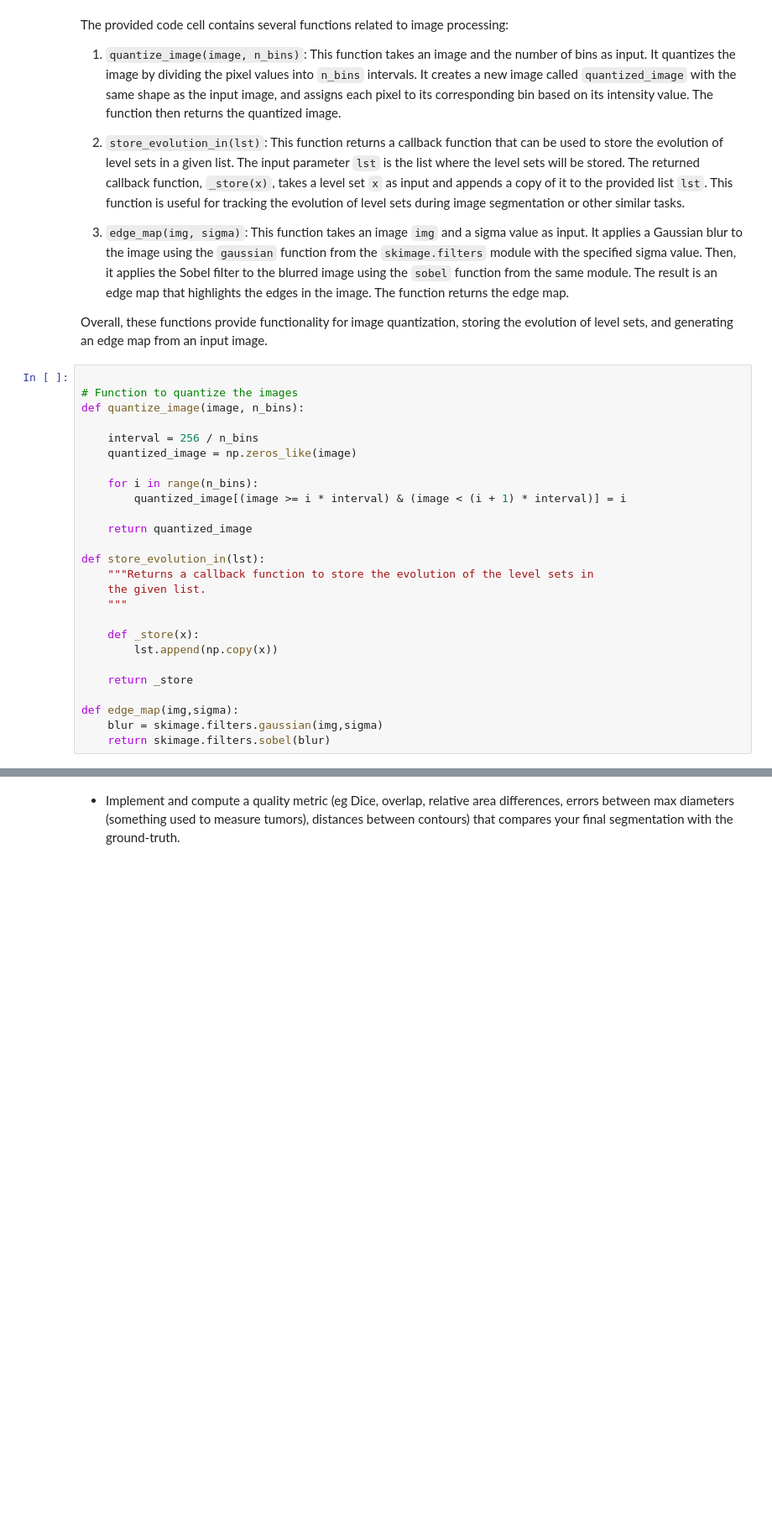
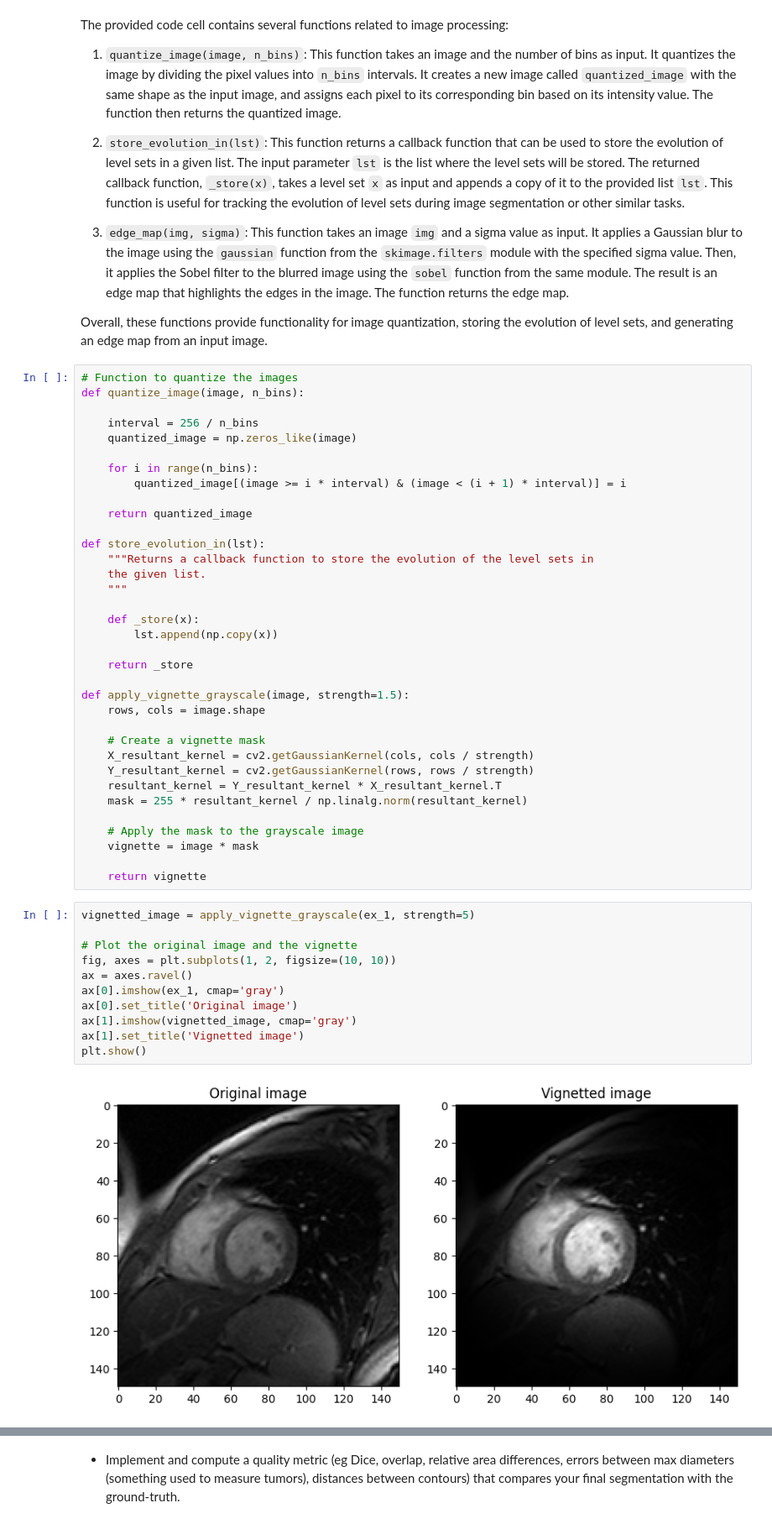
Before and after one commit to dftorresro/IMA204---TP3-Medical-Segmentation, a Jupyter notebook: TP_seg_MEDIMA_204_STUDENTS.ipynb, the cells around one changed output, grey strips where cells are left out. Shown at 84% size. Drawn from its saved outputs; the diff is of its cells as text; blank space fills up the shorter version.

```diff
--- a/TP_seg_MEDIMA_204_STUDENTS.ipynb
+++ b/TP_seg_MEDIMA_204_STUDENTS.ipynb
@@ -681,7 +683,6 @@ The provided code cell contains several functions related to image processing:
 
 Overall, these functions provide functionality for image quantization, storing the evolution of level sets, and generating an edge map from an input image.
 # %%
-
 # Function to quantize the images
 def quantize_image(image, n_bins):
 
@@ -703,9 +704,32 @@ def store_evolution_in(lst):
 
     return _store
 
-def edge_map(img,sigma):
-    blur = skimage.filters.gaussian(img,sigma)
-    return skimage.filters.sobel(blur)
+def apply_vignette_grayscale(image, strength=1.5):
+    rows, cols = image.shape
+
+    # Create a vignette mask
+    X_resultant_kernel = cv2.getGaussianKernel(cols, cols / strength)
+    Y_resultant_kernel = cv2.getGaussianKernel(rows, rows / strength)
+    resultant_kernel = Y_resultant_kernel * X_resultant_kernel.T
+    mask = 255 * resultant_kernel / np.linalg.norm(resultant_kernel)
+
+    # Apply the mask to the grayscale image
+    vignette = image * mask
+
+    return vignette
+# %%
+vignetted_image = apply_vignette_grayscale(ex_1, strength=5)
+
+# Plot the original image and the vignette
+fig, axes = plt.subplots(1, 2, figsize=(10, 10))
+ax = axes.ravel()
+ax[0].imshow(ex_1, cmap='gray')
+ax[0].set_title('Original image')
+ax[1].imshow(vignetted_image, cmap='gray')
+ax[1].set_title('Vignetted image')
+plt.show()
+# %% [output]
+[figure, added]
 # %% [markdown]
 The following code cell is performing a segmentation on two examples of cardiac images:
 
```
Also changed, not shown: parts of 26 cells of this notebook.
